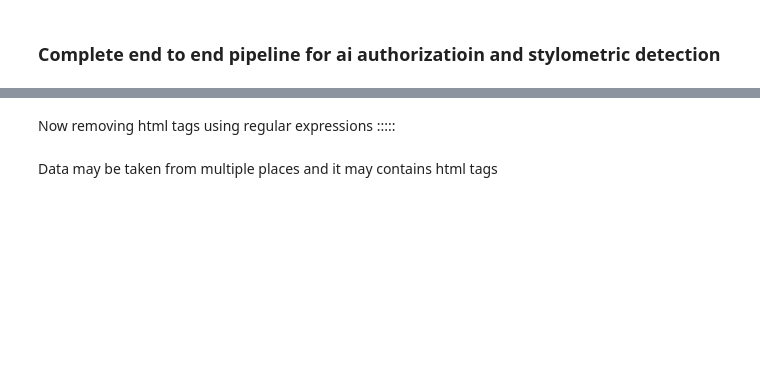
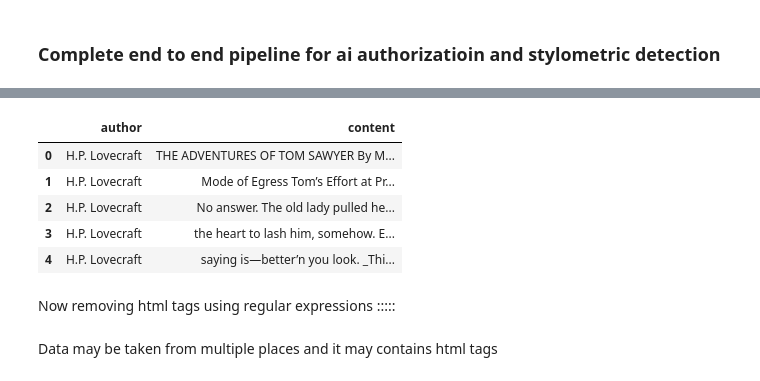
Before and after one commit to Anandmaurya321/AI_Authorization_and_Stylometric_Detection, a Jupyter notebook: pipeline/pipeline.ipynb, the cells around one changed output, grey strips where cells are left out. Cells and saved outputs as stored; diff of their text form; code cells hidden in the pictures; blank space fills up the shorter version.

```diff
--- a/pipeline/pipeline.ipynb
+++ b/pipeline/pipeline.ipynb
@@ -6,6 +13,13 @@ import numpy as np
 # %%
-df = pd.read_csv('./auth_datasets/authors_3dataset1.csv')
+df = pd.read_csv('./authors_7.csv')
 df.head()
+# %% [output]
+|  | author | content |
+| 0 | H.P. Lovecraft | THE ADVENTURES OF TOM SAWYER By M... |
+| 1 | H.P. Lovecraft | Mode of Egress Tom’s Effort at Pr... |
+| 2 | H.P. Lovecraft | No answer. The old lady pulled he... |
+| 3 | H.P. Lovecraft | the heart to lash him, somehow. E... |
+| 4 | H.P. Lovecraft | saying is—better’n you look. _Thi... |
 # %% [markdown]
 Now removing html tags using regular expressions :::::
 # %%
```
Also changed, not shown: parts of 9 cells of this notebook.
